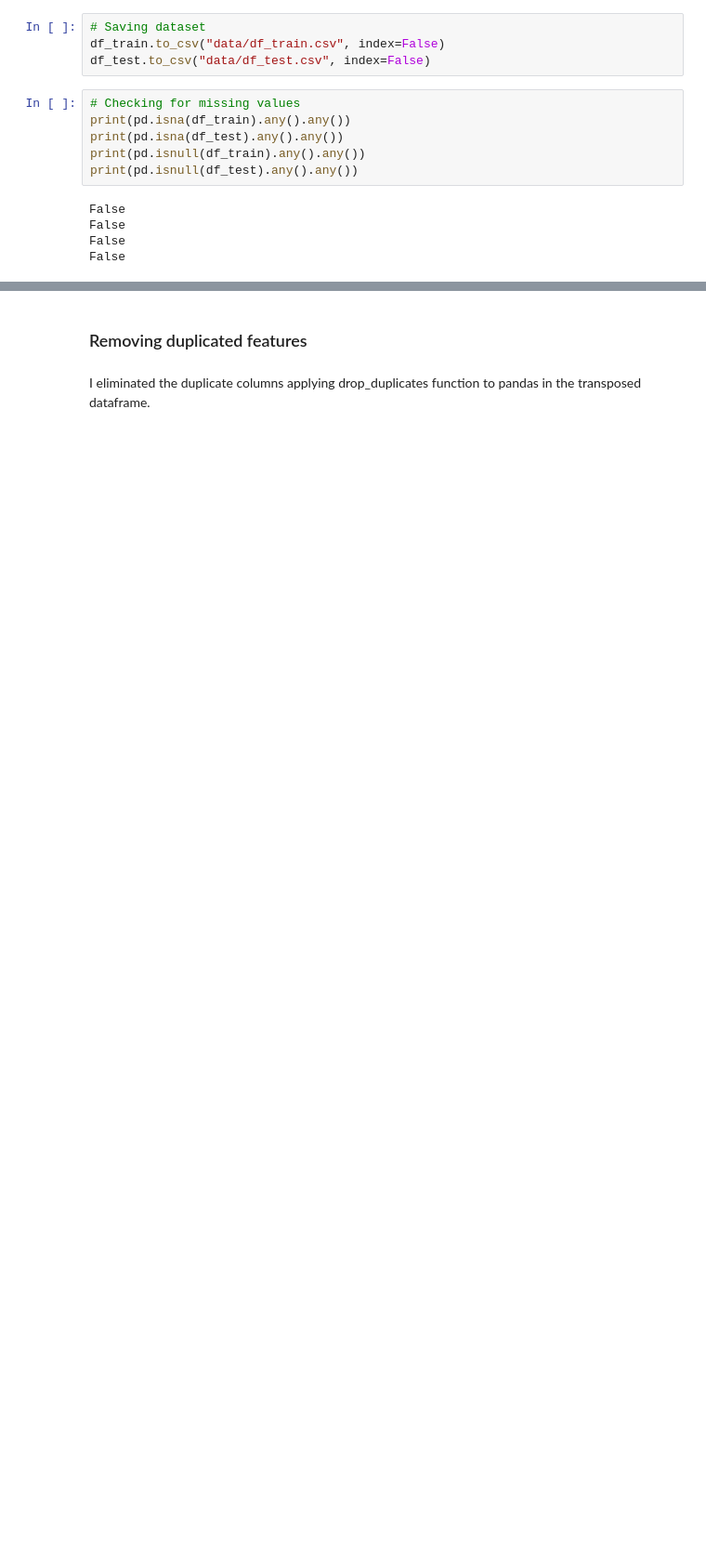
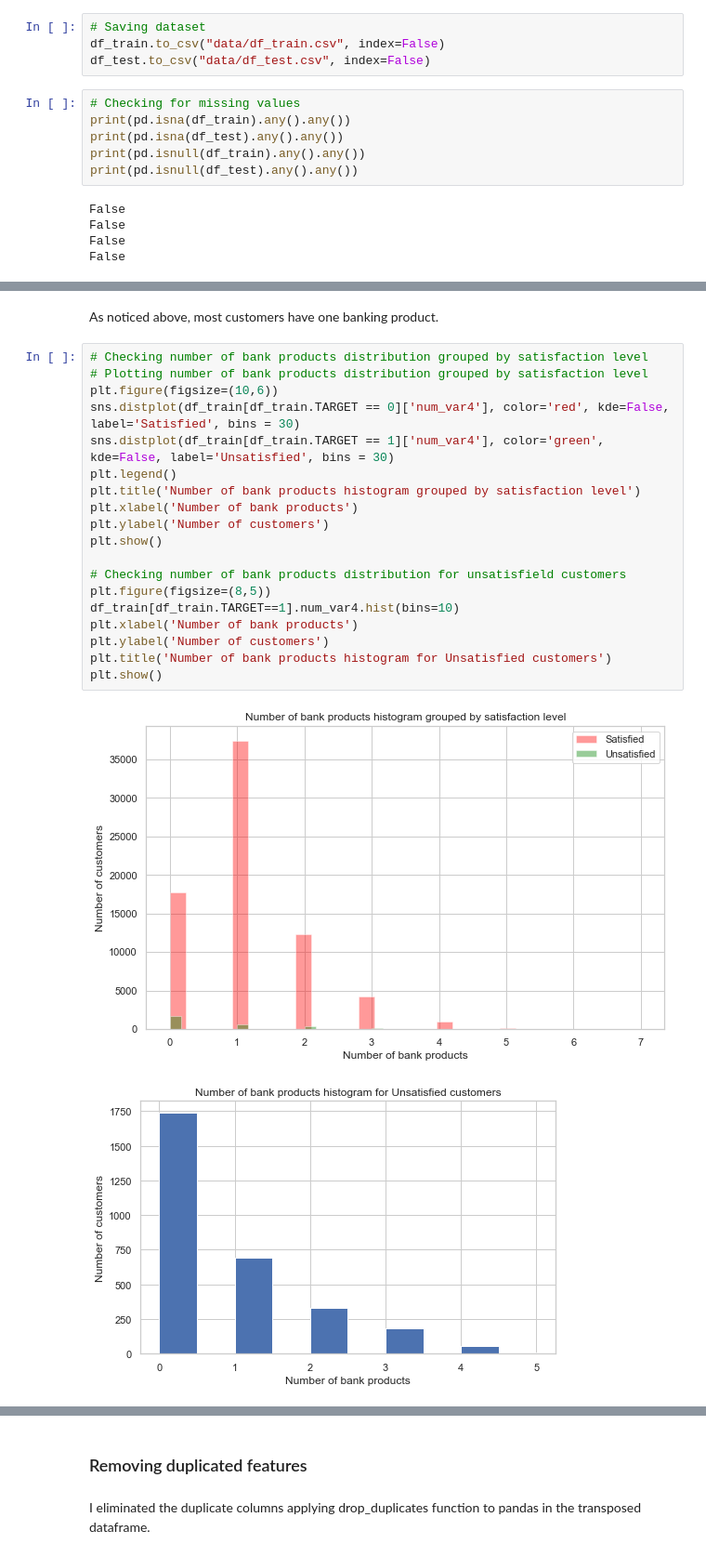
Before and after one commit to naiaraap/Predicting-Customer-Satisfaction-Level-from-Santander, a Jupyter notebook: CustomerSatisfactionLevelPrediction.ipynb, the cells around one changed output, grey strips where cells are left out. Shown at 93% size. Cells and saved outputs as stored; diff of their text form; blank space fills up the shorter version.

```diff
--- a/CustomerSatisfactionLevelPrediction.ipynb
+++ b/CustomerSatisfactionLevelPrediction.ipynb
@@ -76,0 +128,24 @@ df_test.columns = new_col_names
+# %% [markdown]
+As noticed above, most customers have one banking product.
+# %%
+# Checking number of bank products distribution grouped by satisfaction level
+# Plotting number of bank products distribution grouped by satisfaction level
+plt.figure(figsize=(10,6))
+sns.distplot(df_train[df_train.TARGET == 0]['num_var4'], color='red', kde=False, label='Satisfied', bins = 30)
+sns.distplot(df_train[df_train.TARGET == 1]['num_var4'], color='green', kde=False, label='Unsatisfied', bins = 30)
+plt.legend()
+plt.title('Number of bank products histogram grouped by satisfaction level')
+plt.xlabel('Number of bank products')
+plt.ylabel('Number of customers')
+plt.show()
+
+# Checking number of bank products distribution for unsatisfield customers
+plt.figure(figsize=(8,5))
+df_train[df_train.TARGET==1].num_var4.hist(bins=10)
+plt.xlabel('Number of bank products')
+plt.ylabel('Number of customers')
+plt.title('Number of bank products histogram for Unsatisfied customers')
+plt.show()
+# %% [output]
+[figure, added]
+[figure, added]
```
Also changed, not shown: parts of 49 cells of this notebook.
